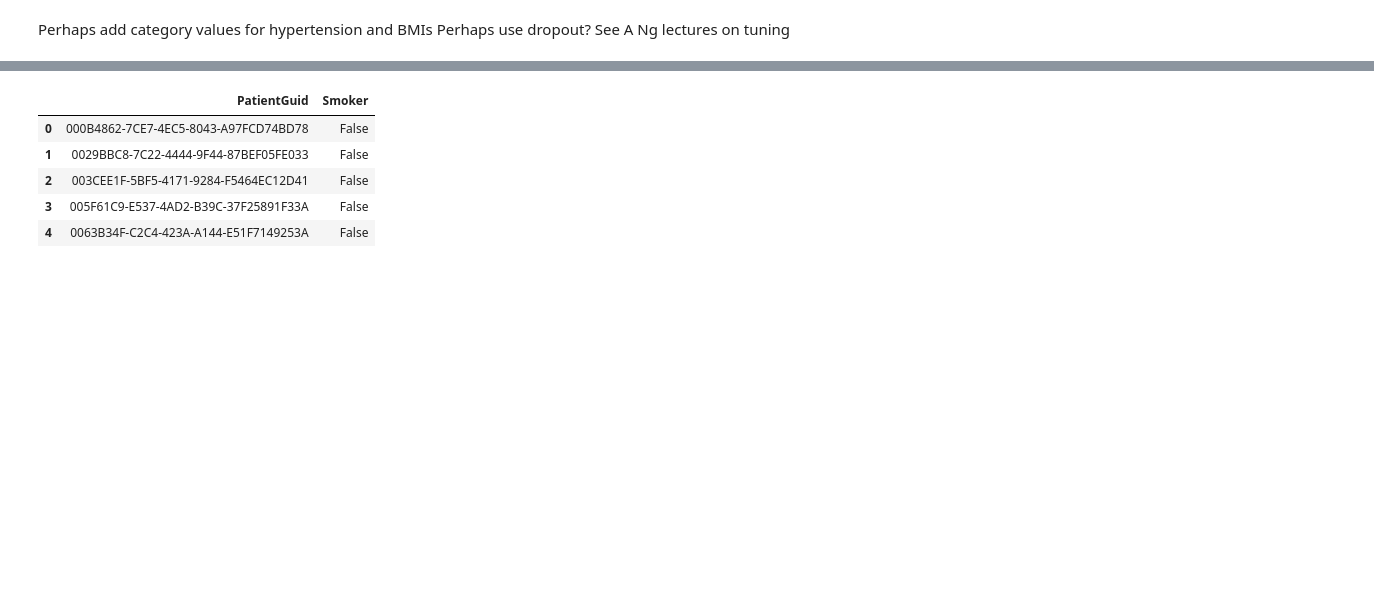
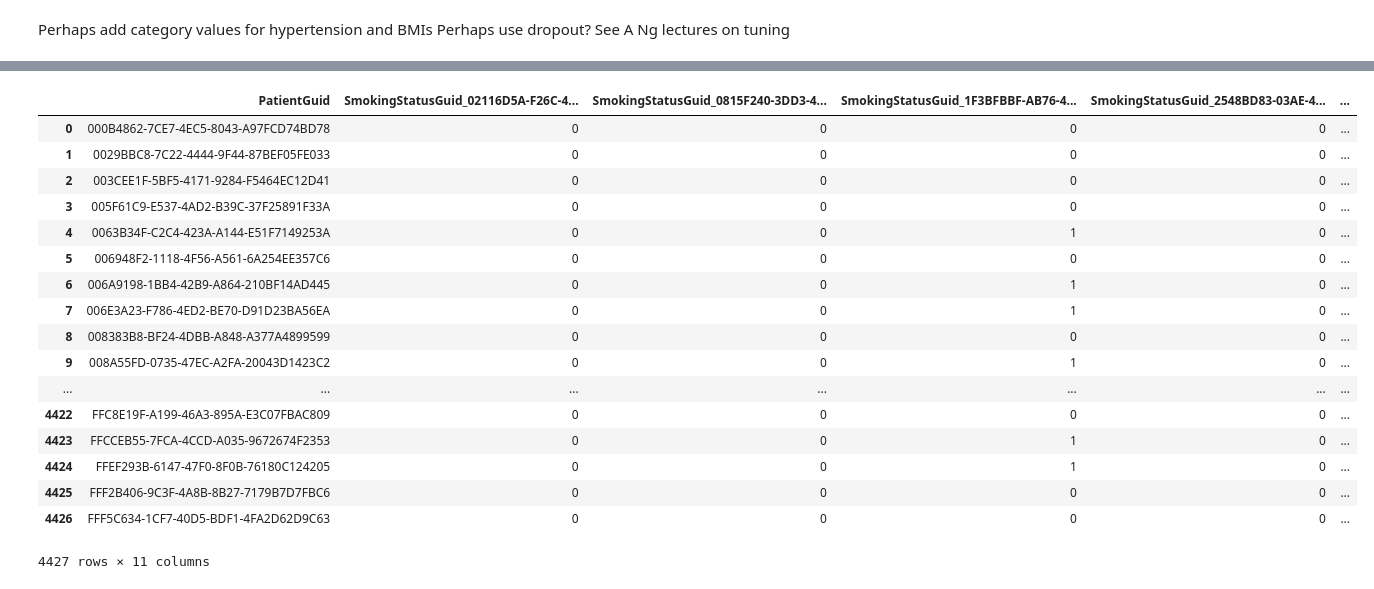
Before and after one commit to robmoore/diabetes-prediction, a Jupyter notebook: Practice Fusion Diabetes Challenge (Keras).ipynb, the cells around one changed output, grey strips where cells are left out. Drawn from its saved outputs; the diff is of its cells as text; code cells hidden in the pictures; blank space fills up the shorter version.

```diff
--- a/Practice Fusion Diabetes Challenge (Keras).ipynb
+++ b/Practice Fusion Diabetes Challenge (Keras).ipynb
@@ -62,14 +54,4 @@ WHERE ICD9Code IN ('790.29','648.83')
 # %%
-def isPreDB(patientGuid):
-   return patientGuid in preDbMatch.PatientGuid.values
-
-def isSmoker(ps, patientGuid):
-    return patientGuid in ps.index and ps.loc[patientGuid, 'SmokingStatusGuid'] in ('FA2B7AE4-4D14-4768-A8C7-55B5F0CDF4AF',
-                                                                                    '02116D5A-F26C-4A48-9A11-75AC21BC4FD3', \
-                                                                                    'DD01E545-D7AF-4F00-B248-9FD40010D81D', \
-                                                                                    'FCD437AA-0451-4D8A-9396-B6F19D8B25E8', \
-                                                                                    '2548BD83-03AE-4287-A578-FA170F39E32F')
-
 def calcAge(yearOfBirth):
     return 2012 - yearOfBirth
 
@@ -81,38 +63,44 @@ def processPatientTranscripts(pt):
     pt = pt.sort_values(['VisitYear'],  ascending=False)
     pt = pt.groupby('PatientGuid', as_index=False).agg(lambda x: np.nan if x.first_valid_index() is None else x.loc[x.first_valid_index()])
 
-    pt['dmIndicator'] = pt['dmIndicator'].astype('bool')
-    pt['Gender'] = pt['Gender'].astype('category')
     pt['Age'] = pt.apply(lambda row: calcAge(row.YearOfBirth), axis=1)
-    pt['PreDB'] = pt.apply(lambda row: isPreDB(row.PatientGuid), axis=1)
-
+    patients[['SystolicBP', 'DiastolicBP']] = patients[['SystolicBP', 'DiastolicBP']].astype(int)
+    pt = pd.get_dummies(pt, columns=['Gender'])
     pt.drop(['VisitYear', 'YearOfBirth'], axis=1, inplace=True)
     pt.dropna(how='any', inplace=True)
-
-    pt[['SystolicBP', 'DiastolicBP']] = pt[['SystolicBP', 'DiastolicBP']].astype(int)
 
     return pt
 
 def processPatientSmoking(ps):
-    ps = ps.sort_values(['EffectiveYear'], ascending=False)
-    ps = ps.groupby('PatientGuid').agg(lambda x: np.nan if x.first_valid_index() is None else x.loc[x.first_valid_index()])
+    ps = ps.sort_values(['EffectiveYear'],  ascending=False)
+    ps = ps.groupby('PatientGuid', as_index=False).agg(lambda x: np.nan if x.first_valid_index() is None else x.loc[x.first_valid_index()])
 
-    ps['Smoker'] = ps.apply(lambda row: isSmoker(ps, row.name), axis=1)
-
-    ps.drop(['EffectiveYear', 'SmokingStatusGuid'], axis=1, inplace=True)
+    ps.drop(['EffectiveYear'], axis=1, inplace=True)
     ps.dropna(how='any', inplace=True)
-    ps.reset_index(level=0, inplace=True)
+    ps = pd.get_dummies(ps, columns=['SmokingStatusGuid'])
 
     return ps
 # %%
 smokingStatus = processPatientSmoking(patientSmokingStatus)
-smokingStatus.head()
+smokingStatus
 # %% [output]
-|  | PatientGuid | Smoker |
-| 0 | 000B4862-7CE7-4EC5-8043-A97FCD74BD78 | False |
-| 1 | 0029BBC8-7C22-4444-9F44-87BEF05FE033 | False |
-| 2 | 003CEE1F-5BF5-4171-9284-F5464EC12D41 | False |
-| 3 | 005F61C9-E537-4AD2-B39C-37F25891F33A | False |
-| 4 | 0063B34F-C2C4-423A-A144-E51F7149253A | False |
+|  | PatientGuid | SmokingStatusGuid_02116D5A-F26C-4... | SmokingStatusGuid_0815F240-3DD3-4... | SmokingStatusGuid_1F3BFBBF-AB76-4... | SmokingStatusGuid_2548BD83-03AE-4... | ... |
+| 0 | 000B4862-7CE7-4EC5-8043-A97FCD74BD78 | 0 | 0 | 0 | 0 | ... |
+| 1 | 0029BBC8-7C22-4444-9F44-87BEF05FE033 | 0 | 0 | 0 | 0 | ... |
+| 2 | 003CEE1F-5BF5-4171-9284-F5464EC12D41 | 0 | 0 | 0 | 0 | ... |
+| 3 | 005F61C9-E537-4AD2-B39C-37F25891F33A | 0 | 0 | 0 | 0 | ... |
+| 4 | 0063B34F-C2C4-423A-A144-E51F7149253A | 0 | 0 | 1 | 0 | ... |
+| 5 | 006948F2-1118-4F56-A561-6A254EE357C6 | 0 | 0 | 0 | 0 | ... |
+| 6 | 006A9198-1BB4-42B9-A864-210BF14AD445 | 0 | 0 | 1 | 0 | ... |
+| 7 | 006E3A23-F786-4ED2-BE70-D91D23BA56EA | 0 | 0 | 1 | 0 | ... |
+| 8 | 008383B8-BF24-4DBB-A848-A377A4899599 | 0 | 0 | 0 | 0 | ... |
+| 9 | 008A55FD-0735-47EC-A2FA-20043D1423C2 | 0 | 0 | 1 | 0 | ... |
+| ... | ... | ... | ... | ... | ... | ... |
+| 4422 | FFC8E19F-A199-46A3-895A-E3C07FBAC809 | 0 | 0 | 0 | 0 | ... |
+| 4423 | FFCCEB55-7FCA-4CCD-A035-9672674F2353 | 0 | 0 | 1 | 0 | ... |
+| 4424 | FFEF293B-6147-47F0-8F0B-76180C124205 | 0 | 0 | 1 | 0 | ... |
+| 4425 | FFF2B406-9C3F-4A8B-8B27-7179B7D7FBC6 | 0 | 0 | 0 | 0 | ... |
+| 4426 | FFF5C634-1CF7-40D5-BDF1-4FA2D62D9C63 | 0 | 0 | 0 | 0 | ... |
+4427 rows × 11 columns
 # %%
 transcripts = processPatientTranscripts(patientTranscripts)
```
Also changed, not shown: parts of 8 cells of this notebook, 2 other files.
